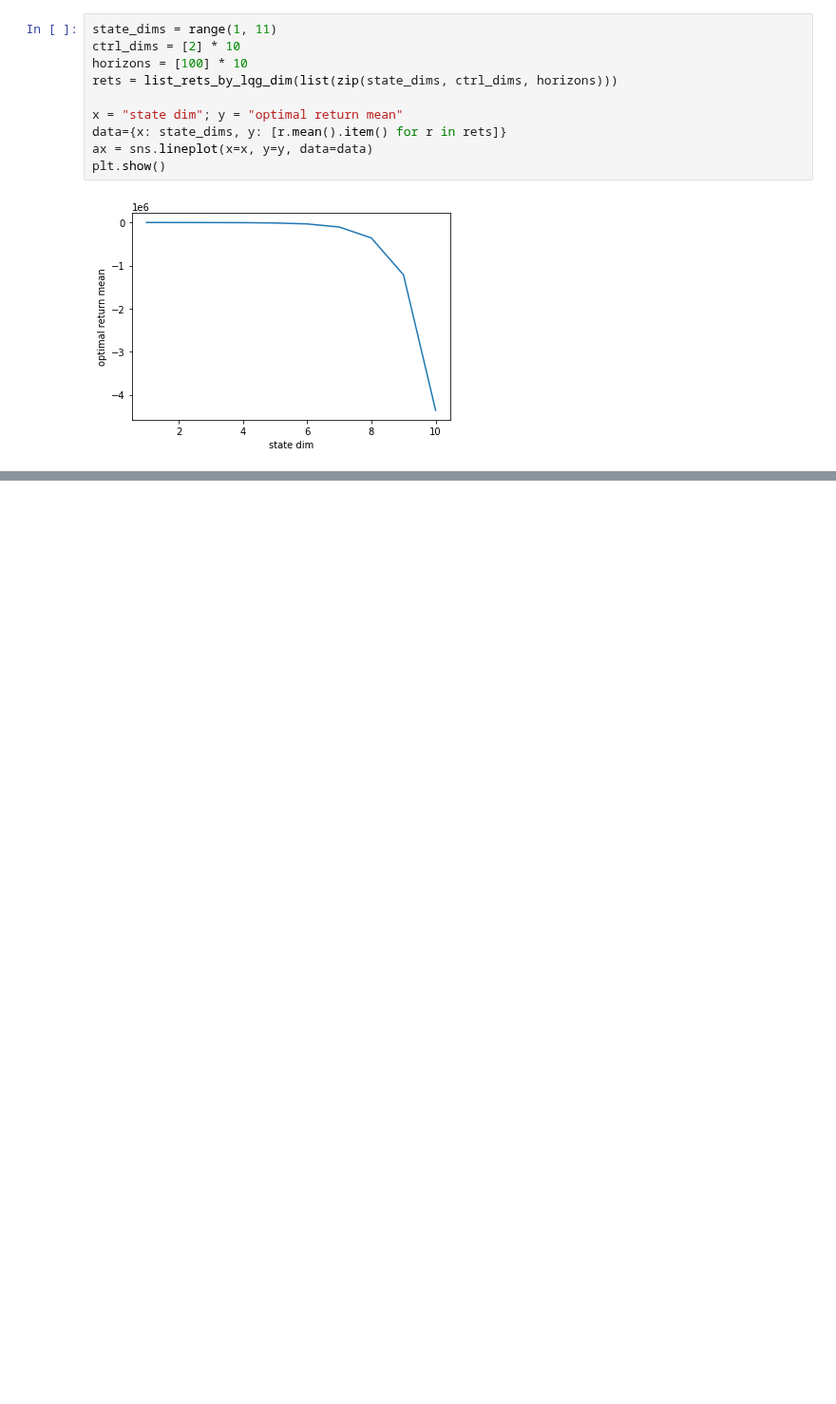
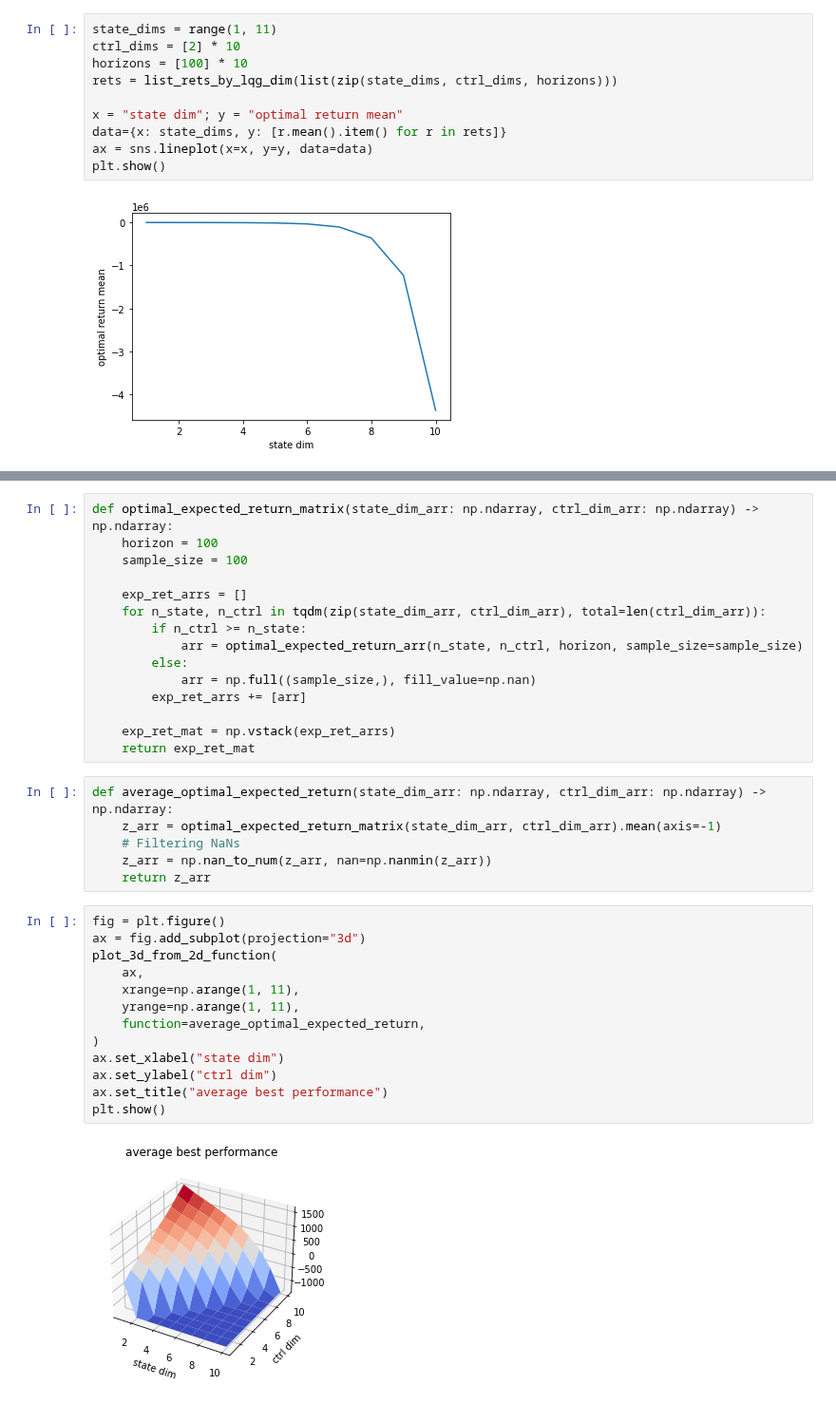
Before and after one commit to 0xangelo/LQSVG, a Jupyter notebook: experiments/notebooks/perf_and_grad.ipynb, the cells around one changed output, grey strips where cells are left out. Shown at 95% size. Drawn from its saved outputs; the diff is of its cells as text; blank space fills up the shorter version.

```diff
--- a/experiments/notebooks/perf_and_grad.ipynb
+++ b/experiments/notebooks/perf_and_grad.ipynb
@@ -309,0 +353,36 @@ plt.show()
+# %%
+def optimal_expected_return_matrix(state_dim_arr: np.ndarray, ctrl_dim_arr: np.ndarray) -> np.ndarray:
+    horizon = 100
+    sample_size = 100
+
+    exp_ret_arrs = []
+    for n_state, n_ctrl in tqdm(zip(state_dim_arr, ctrl_dim_arr), total=len(ctrl_dim_arr)):
+        if n_ctrl >= n_state:
+            arr = optimal_expected_return_arr(n_state, n_ctrl, horizon, sample_size=sample_size)
+        else:
+            arr = np.full((sample_size,), fill_value=np.nan)
+        exp_ret_arrs += [arr]
+
+    exp_ret_mat = np.vstack(exp_ret_arrs)
+    return exp_ret_mat
+# %%
+def average_optimal_expected_return(state_dim_arr: np.ndarray, ctrl_dim_arr: np.ndarray) -> np.ndarray:
+    z_arr = optimal_expected_return_matrix(state_dim_arr, ctrl_dim_arr).mean(axis=-1)
+    # Filtering NaNs
+    z_arr = np.nan_to_num(z_arr, nan=np.nanmin(z_arr))
+    return z_arr
+# %%
+fig = plt.figure()
+ax = fig.add_subplot(projection="3d")
+plot_3d_from_2d_function(
+    ax,
+    xrange=np.arange(1, 11),
+    yrange=np.arange(1, 11),
+    function=average_optimal_expected_return,
+)
+ax.set_xlabel("state dim")
+ax.set_ylabel("ctrl dim")
+ax.set_title("average best performance")
+plt.show()
+# %% [output]
+[figure, added]
```
Also changed, not shown: parts of 22 cells of this notebook.
